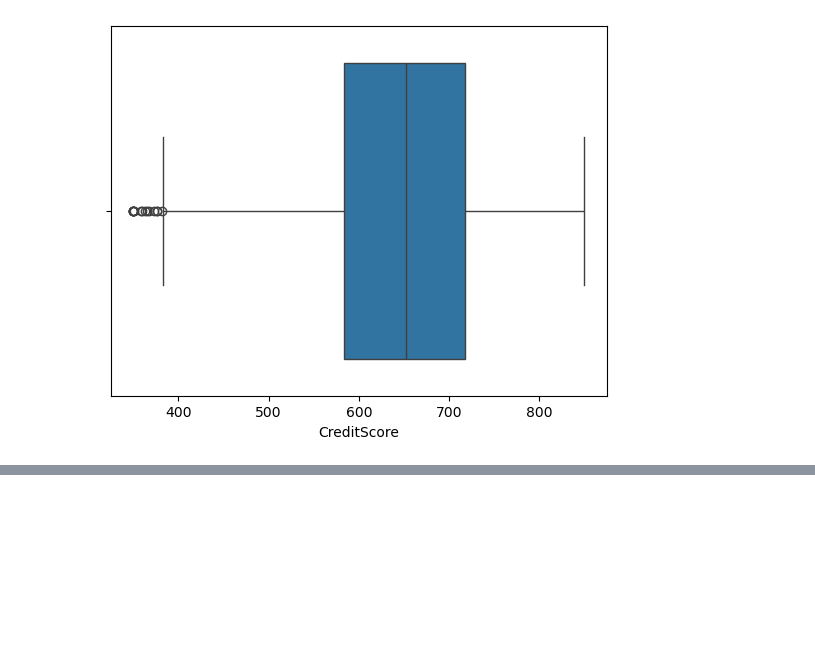
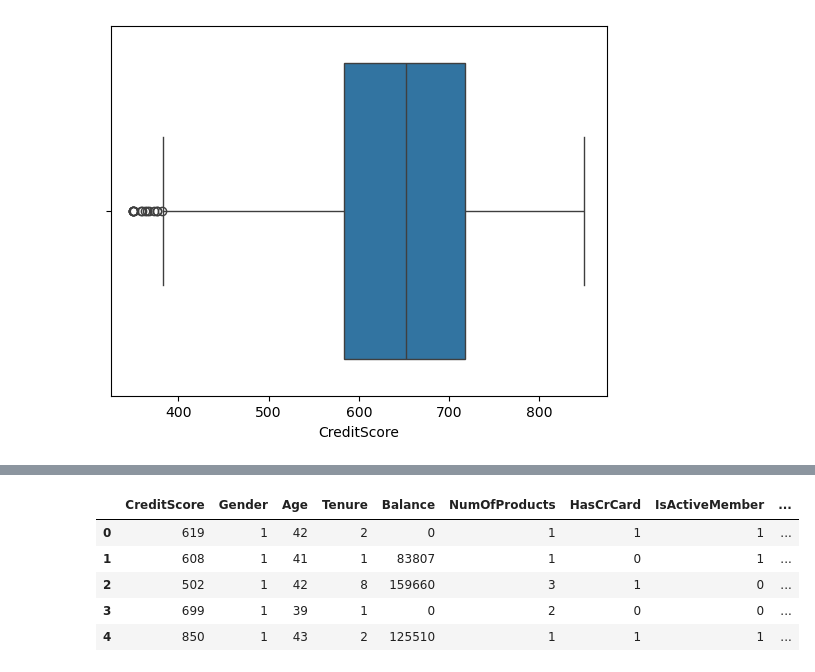
Before and after one commit to saad8446/Bank-customer-churn-prediction, a Jupyter notebook: bank-customer-churn-prediction.ipynb, the cells around one changed output, grey strips where cells are left out. Saved outputs shown, nothing was run; the diff lists cells and outputs as text; code cells hidden in the pictures; blank space fills up the shorter version.

```diff
--- a/bank-customer-churn-prediction.ipynb
+++ b/bank-customer-churn-prediction.ipynb
@@ -170,0 +206,12 @@ sns.boxplot(x=df["CreditScore"])
+# %%
+df=pd.get_dummies(df,drop_first=True)
+df=df.astype(int)
+
+df.head()
+# %% [output]
+|  | CreditScore | Gender | Age | Tenure | Balance | NumOfProducts | HasCrCard | IsActiveMember | ... |
+| 0 | 619 | 1 | 42 | 2 | 0 | 1 | 1 | 1 | ... |
+| 1 | 608 | 1 | 41 | 1 | 83807 | 1 | 0 | 1 | ... |
+| 2 | 502 | 1 | 42 | 8 | 159660 | 3 | 1 | 0 | ... |
+| 3 | 699 | 1 | 39 | 1 | 0 | 2 | 0 | 0 | ... |
+| 4 | 850 | 1 | 43 | 2 | 125510 | 1 | 1 | 1 | ... |
```
Also changed, not shown: parts of 4 cells of this notebook.
